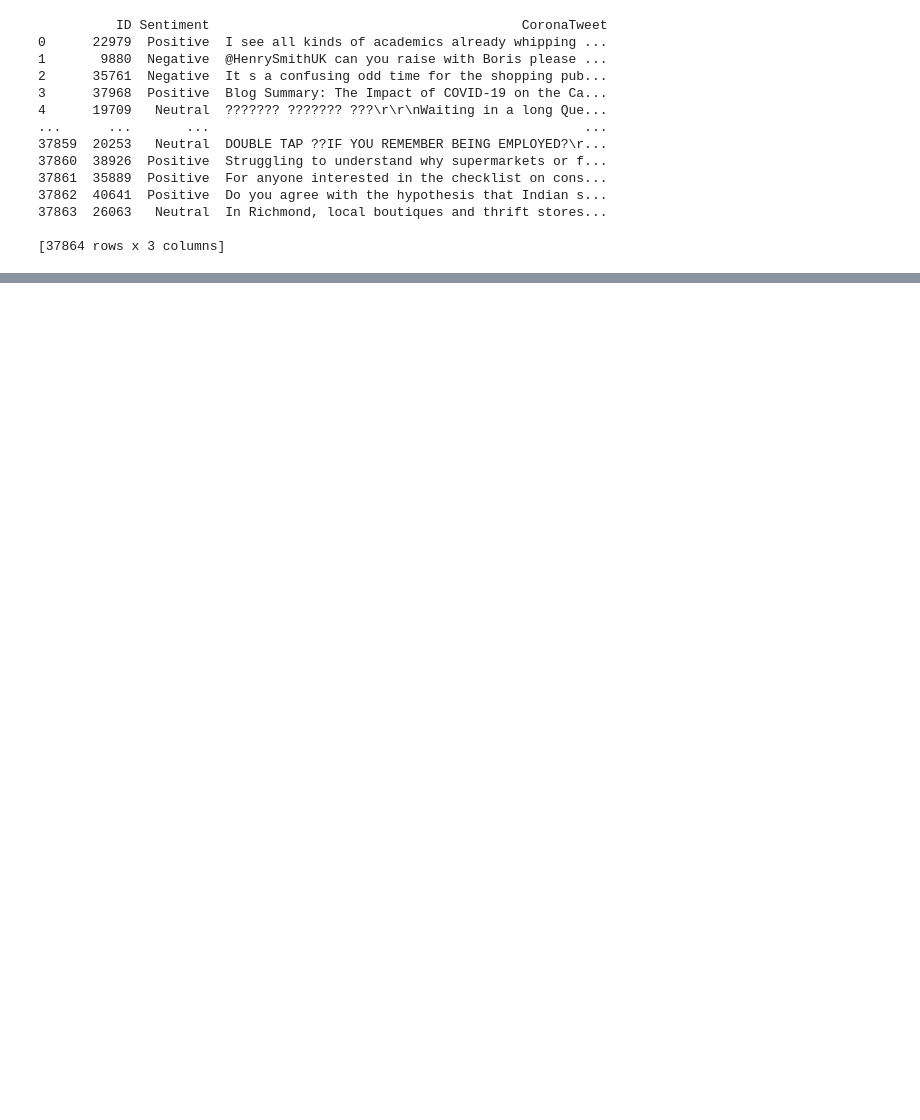
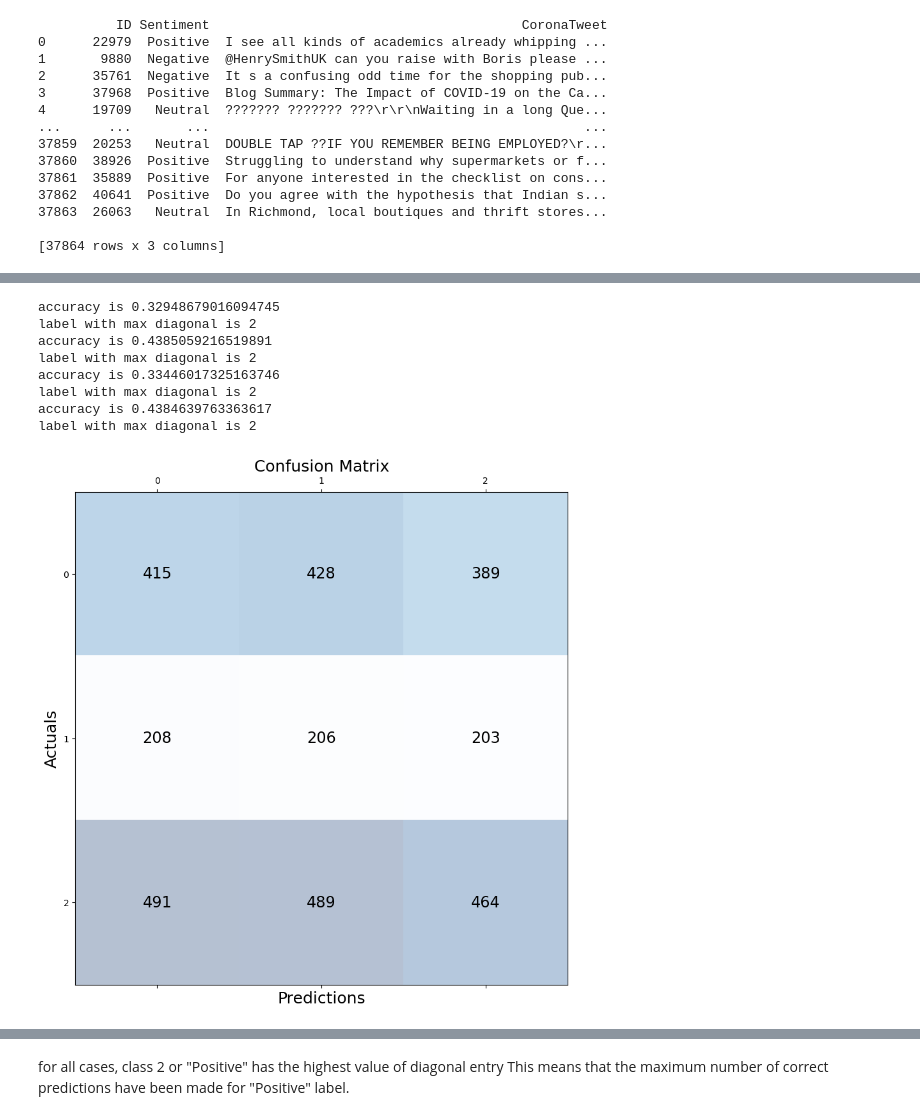
Before and after one commit to Aavegjain/COL774_A2, a Jupyter notebook: part1/naive_bayes.ipynb, the cells around one changed output, grey strips where cells are left out. Cells and saved outputs as stored; diff of their text form; code cells hidden in the pictures; blank space fills up the shorter version.

```diff
--- a/part1/naive_bayes.ipynb
+++ b/part1/naive_bayes.ipynb
@@ -155,0 +252,26 @@ print(training_accuracy)
+# %%
+random_cm = np.array([ [0 for i in range(no_of_labels)] for j in range(no_of_labels)])
+compute_random_predictor_accuracy(df_test, no_of_labels, random_cm)
+draw_confusion_matrix(random_cm, "random_test")
+
+allpositive_cm = np.array([ [0 for i in range(no_of_labels)] for j in range(no_of_labels)])
+compute_allpositive_predictor_accuracy(df_test, no_of_labels, allpositive_cm)
+draw_confusion_matrix(allpositive_cm, "allpositive_test" )
+
+random_cm = np.array([ [0 for i in range(no_of_labels)] for j in range(no_of_labels)])
+compute_random_predictor_accuracy(df, no_of_labels, random_cm)
+draw_confusion_matrix(random_cm, "random_training")
+
+allpositive_cm = np.array([ [0 for i in range(no_of_labels)] for j in range(no_of_labels)])
+compute_allpositive_predictor_accuracy(df, no_of_labels, allpositive_cm)
+draw_confusion_matrix(allpositive_cm, "allpositive_training" )
+# %% [output]
+accuracy is 0.32948679016094745
+label with max diagonal is 2
+accuracy is 0.4385059216519891
+label with max diagonal is 2
+accuracy is 0.33446017325163746
+label with max diagonal is 2
+accuracy is 0.4384639763363617
+label with max diagonal is 2
+[figure, added]
@@ -155,0 +281,3 @@ print(training_accuracy)
+# %% [markdown]
+for all cases, class 2 or "Positive" has the highest value of diagonal entry
+This means that the maximum number of correct predictions have been made for "Positive" label.
```
Also changed, not shown: parts of 19 cells of this notebook, 9 other files.
